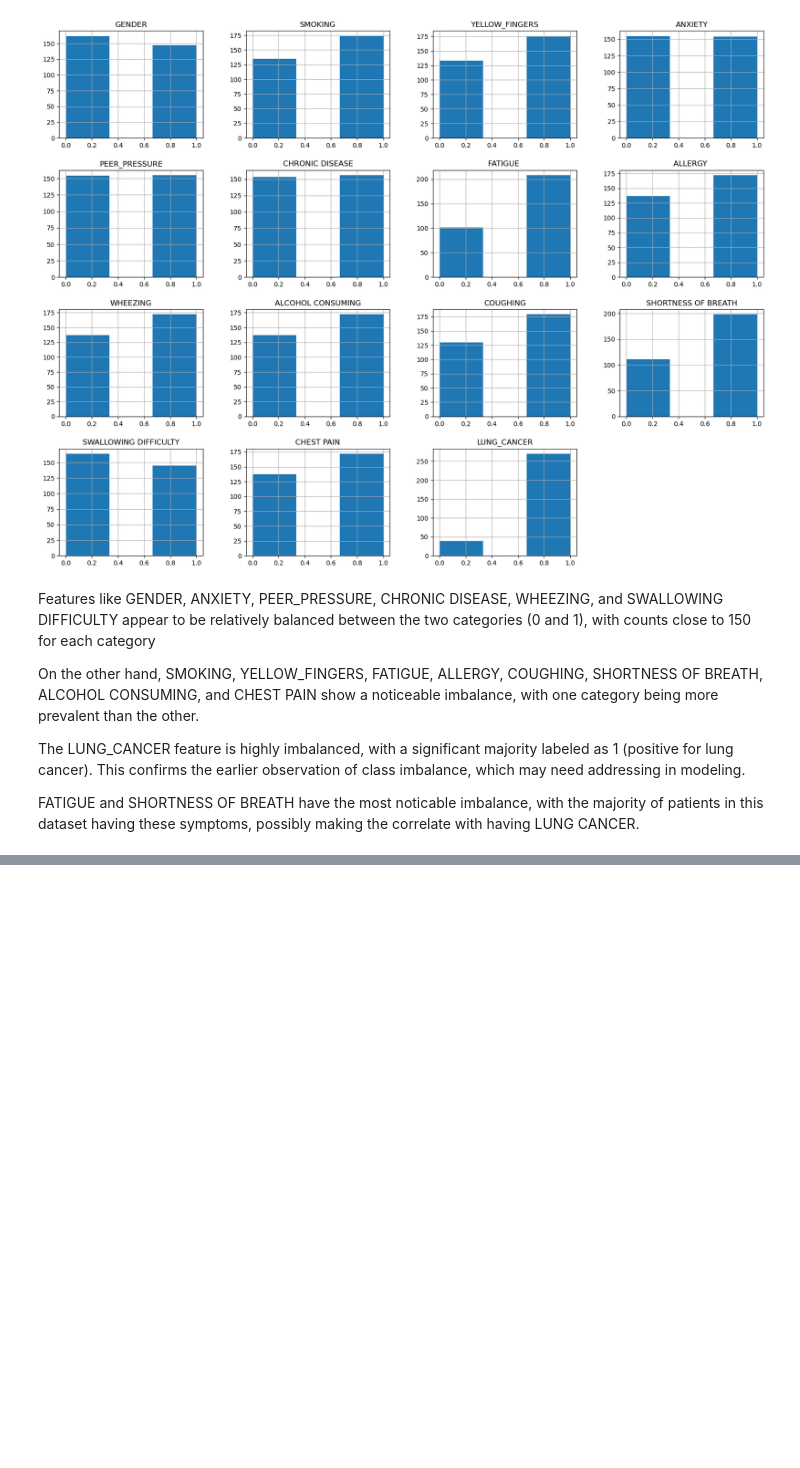
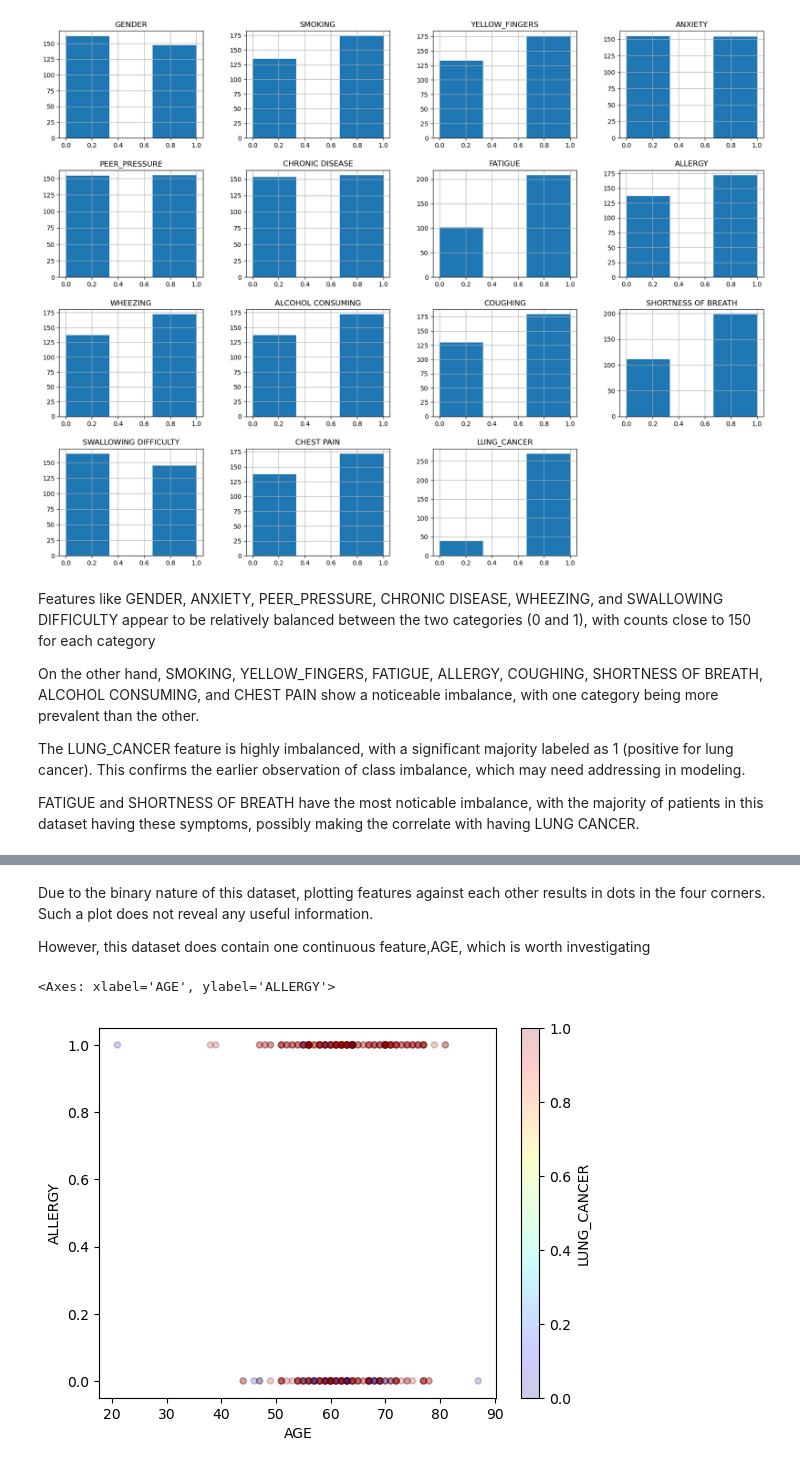
Before and after one commit to machine-learning-hwu-project/Dubai_UG_11, a Jupyter notebook: data-analysis/Data_Analysis_Tabular_Lung_Cancer.ipynb, the cells around one changed output, grey strips where cells are left out. Cells and saved outputs as stored; diff of their text form; code cells hidden in the pictures; blank space fills up the shorter version.

```diff
--- a/data-analysis/Data_Analysis_Tabular_Lung_Cancer.ipynb
+++ b/data-analysis/Data_Analysis_Tabular_Lung_Cancer.ipynb
@@ -222,0 +458,9 @@ FATIGUE and SHORTNESS OF BREATH have the most noticable imbalance, with the majo
+# %% [markdown]
+Due to the binary nature of this dataset, plotting features against each other results in dots in the four corners. Such a plot does not reveal any useful information.
+
+However, this dataset does contain one continuous feature,AGE, which is worth investigating
+# %%
+lung_tabular_binary.plot(kind="scatter", x="AGE", y="ALLERGY", alpha=0.2, c="LUNG_CANCER", cmap=plt.get_cmap("jet"), colorbar=True)
+# %% [output]
+<Axes: xlabel='AGE', ylabel='ALLERGY'>
+[figure, added]
```
Also changed, not shown: parts of 17 cells of this notebook, 1 other file.
